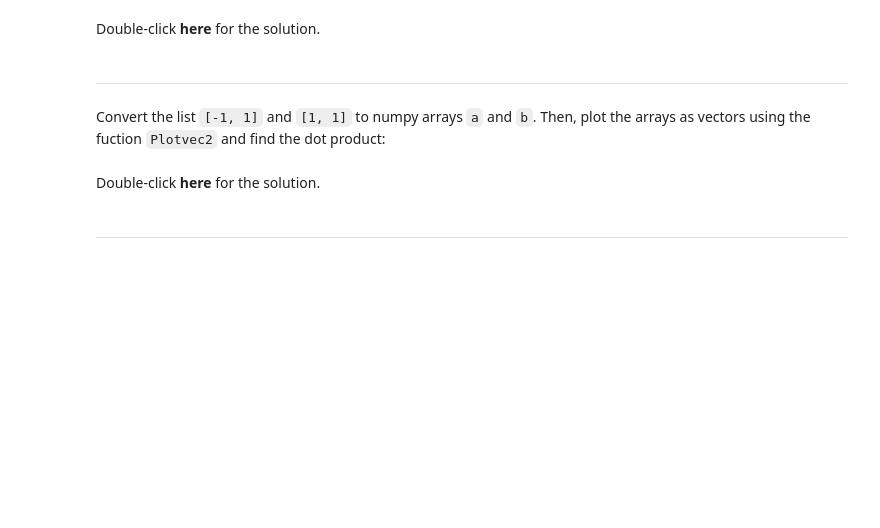
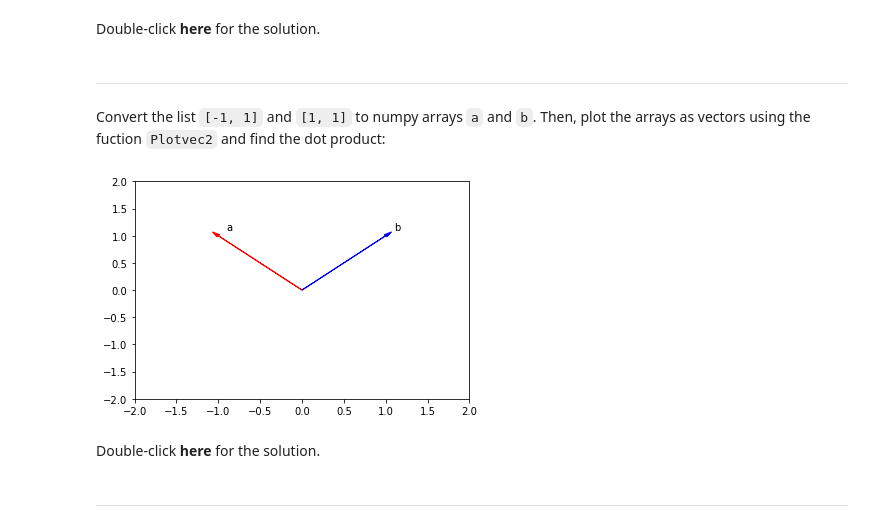
Before and after one commit to irvandandung/hands-on-labs-math-tools, a Jupyter notebook: Pertemuan3/PY0101EN-5-1-Numpy1D.ipynb, the cells around one changed output. Saved outputs shown, nothing was run; the diff lists cells and outputs as text; code cells hidden in the pictures; blank space fills up the shorter version.

```diff
--- a/Pertemuan3/PY0101EN-5-1-Numpy1D.ipynb
+++ b/Pertemuan3/PY0101EN-5-1-Numpy1D.ipynb
@@ -566,6 +579,11 @@ a * b
 Convert the list <code>[-1, 1]</code> and <code>[1, 1]</code> to numpy arrays <code>a</code> and <code>b</code>.  Then, plot the arrays as vectors using the fuction <code>Plotvec2</code> and find the dot product:
 # %%
 # Write your code below and press Shift+Enter to execute
+a = np.array([-1, 1])
+b = np.array([1, 1])
+Plotvec2(a, b)
+# %% [output]
+[figure, added]
 # %% [markdown]
 Double-click __here__ for the solution.
 
```
Also changed, not shown: parts of 8 cells of this notebook.
